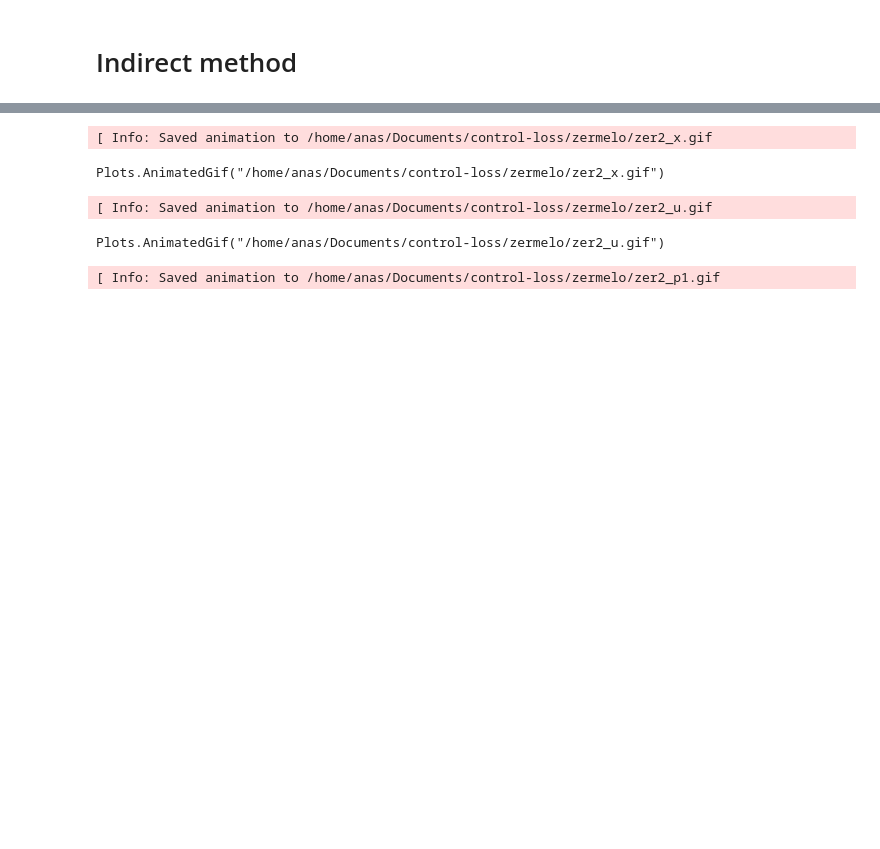
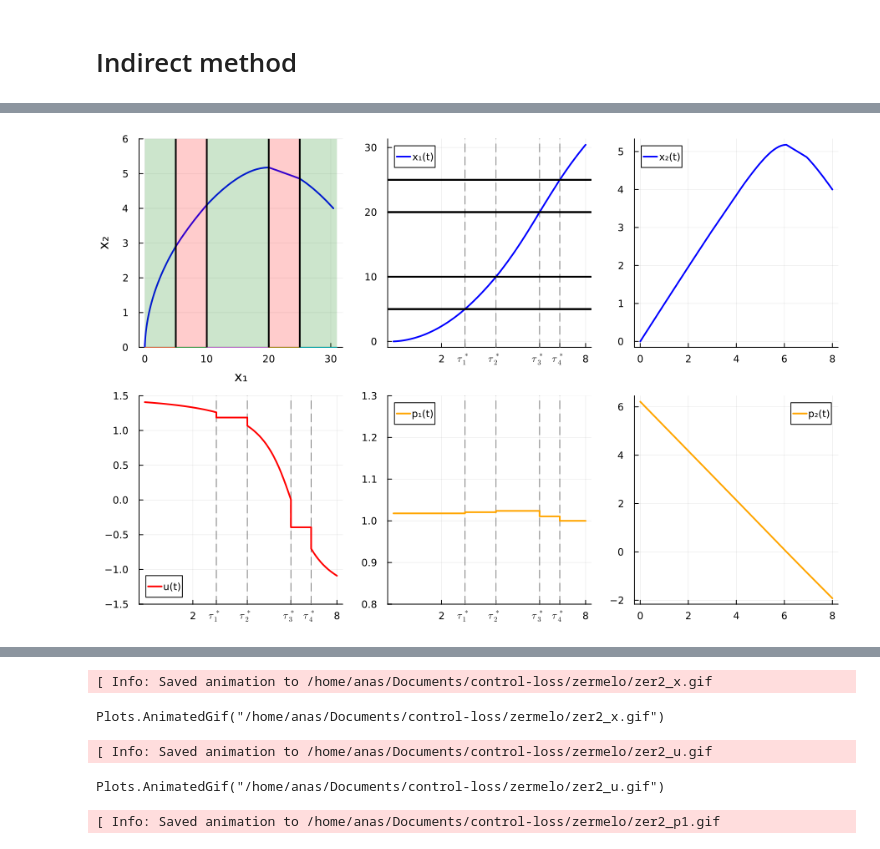
Before and after one commit to control-toolbox/LossControl.jl, a Jupyter notebook: zermelo/loss2.ipynb, the cells around one changed output, grey strips where cells are left out. Cells and saved outputs as stored; diff of their text form; code cells hidden in the pictures; blank space fills up the shorter version.

```diff
--- a/zermelo/loss2.ipynb
+++ b/zermelo/loss2.ipynb
@@ -482,11 +511,10 @@ Results of Nonlinear Solver Algorithm
 # %%
 #Plots
 
-pa0 = 0.
-pb0 = 0.
-py0 = 0.
-pz0 = 0.
-
+pa0 = 0
+pb0 = 0
+py0 = 0
+pz0 = 0
 
 ode_sol = fc((t0, tt1), x0, pp0, saveat=0.1) ;
 ttt1    = ode_sol.t ;
@@ -509,7 +537,7 @@ xx3     = [ ode_sol[1:2, j] for j in 1:size(ttt3, 1) ]
 pp3     = [ ode_sol[3:4, j] for j in 1:size(ttt3, 1) ]
 uu3     = u11.(xx3, pp3)  ;
 
-ode_sol = fcl2((tt3, tt4), [xx3[end] ; b1 ; 0.0], [pp3[end] - [j33, 0.]; pb0 ; pz0], saveat=0.1)
+ode_sol = fcl1((tt3, tt4), [xx3[end] ; b1 ; 0.0], [pp3[end] - [j33, 0.]; pb0 ; pz0], saveat=0.1)
 ttt4    = ode_sol.t
 xx4     = [ ode_sol[1:2, j] for j in 1:size(ttt4, 1) ]
 pp4     = [ ode_sol[5:6, j] for j in 1:size(ttt4, 1) ]
@@ -526,51 +554,54 @@ t = [ ttt1 ; ttt2 ; ttt3 ; ttt4 ; ttt5]
 x = [ xx1 ; xx2 ; xx3 ; xx4 ; xx5 ]
 p = [ pp1 ; pp2 ; pp3 ; pp4 ; pp5 ]
 u = [ uu1 ; uu2 ; uu3 ; uu4 ; uu5 ]
 
 m = length(t)
 
 x1 = [ x[i][1] for i=1:m ]
 x2 = [ x[i][2] for i=1:m ]
 p1 = [ p[i][1] for i=1:m ]
 p2 = [ p[i][2] for i=1:m ];
 
-x1_plot   = plot(t,  x1,  xlabel = "t", ylabel = "x1", label=false,linecolor=:blue, linewidth=2)
+x1_plot   = plot(t, x1, label="x₁(t)", linecolor=:blue, linewidth=2)
 xticks!(x1_plot, [2.,ttt1[end],ttt2[end],ttt3[end],ttt4[end],8.], ["2", L"$\tau^*_1$",L"$\tau^*_2$",L"$\tau^*_3$",L"$\tau^*_4$","8"])
-vline!(x1_plot, [ttt1[end]], linestyle=:dash, linecolor=:gray, label=nothing)
-vline!(x1_plot, [ttt2[end]], linestyle=:dash, linecolor=:gray, label=nothing)
-vline!(x1_plot, [ttt3[end]], linestyle=:dash, linecolor=:gray, label=nothing)
-vline!(x1_plot, [ttt4[end]], linestyle=:dash, linecolor=:gray, label=nothing)
+vline!(x1_plot, [ttt1[end]], linestyle=:dash, linecolor=:gray, label=nothing, z_order=:back)
+vline!(x1_plot, [ttt2[end]], linestyle=:dash, linecolor=:gray, label=nothing, z_order=:back)
+vline!(x1_plot, [ttt3[end]], linestyle=:dash, linecolor=:gray, label=nothing, z_order=:back)
+vline!(x1_plot, [ttt4[end]], linestyle=:dash, linecolor=:gray, label=nothing, z_order=:back)
 hline!([(0., 5), (31., 5)], linecolor=:black, linewidth=2, label=false)
 hline!([(0., 10), (31., 10)], linecolor=:black, linewidth=2, label=false)
 hline!([(0., 20), (31., 20)], linecolor=:black, linewidth=2, label=false)
 hline!([(0., 25), (31., 25)], linecolor=:black, linewidth=2, label=false)
-x2_plot   = plot(t,  x2, xlabel = "t", ylabel = "x2",label=false,linecolor=:blue,linewidth=2)
 
-p1_plot   = plot(t,  p1,  xlabel = "t", ylabel = "p1",label=false,linecolor=:orange, linewidth=2)
+x2_plot   = plot(t,  x2, label="x₂(t)", linecolor=:blue, linewidth=2)
+
+p1_plot   = plot(t, p1, label="p₁(t)", linecolor=:orange, linewidth=2, ylims=(0.8, 1.3))
 xticks!(p1_plot, [2.,ttt1[end],ttt2[end],ttt3[end],ttt4[end],8.], ["2",L"$\tau^*_1$",L"$\tau^*_2$",L"$\tau^*_3$",L"$\tau^*_4$","8"])
-vline!(p1_plot, [ttt1[end]], linestyle=:dash, linecolor=:gray, label=nothing)
-vline!(p1_plot, [ttt2[end]], linestyle=:dash, linecolor=:gray, label=nothing)
-vline!(p1_plot, [ttt3[end]], linestyle=:dash, linecolor=:gray, label=nothing)
-vline!(p1_plot, [ttt4[end]], linestyle=:dash, linecolor=:gray, label=nothing)
+vline!(p1_plot, [ttt1[end]], linestyle=:dash, linecolor=:gray, label=nothing, z_order=:back)
+vline!(p1_plot, [ttt2[end]], linestyle=:dash, linecolor=:gray, label=nothing, z_order=:back)
+vline!(p1_plot, [ttt3[end]], linestyle=:dash, linecolor=:gray, label=nothing, z_order=:back)
+vline!(p1_plot, [ttt4[end]], linestyle=:dash, linecolor=:gray, label=nothing, z_order=:back)
 
-p2_plot   = plot(t,  p2, xlabel = "t", ylabel = "p2", label=false,linecolor=:orange,linewidth=2)
+p2_plot   = plot(t,  p2, label="p₂(t)", linecolor=:orange, linewidth=2)
 
-u_plot    = plot(t,   u,  xlabel = "t", ylabel = "u", label=false , linecolor=:red ,linewidth=2)
+u_plot = plot(t,  u, label="u(t)" ,linecolor=:red ,linewidth=2, ylims=(-1.5, 1.5))
 xticks!(u_plot, [2.,ttt1[end],ttt2[end],ttt3[end],ttt4[end],8.], ["2",L"$\tau^*_1$",L"$\tau^*_2$",L"$\tau^*_3$",L"$\tau^*_4$","8"])
-vline!(u_plot, [ttt1[end]], linestyle=:dash, linecolor=:gray, label=nothing)
-vline!(u_plot, [ttt2[end]], linestyle=:dash, linecolor=:gray, label=nothing)
-vline!(u_plot, [ttt3[end]], linestyle=:dash, linecolor=:gray, label=nothing)
-vline!(u_plot, [ttt4[end]], linestyle=:dash, linecolor=:gray, label=nothing)
+vline!(u_plot, [ttt1[end]], linestyle=:dash, linecolor=:gray, label=nothing, z_order=:back)
+vline!(u_plot, [ttt2[end]], linestyle=:dash, linecolor=:gray, label=nothing, z_order=:back)
+vline!(u_plot, [ttt3[end]], linestyle=:dash, linecolor=:gray, label=nothing, z_order=:back)
+vline!(u_plot, [ttt4[end]], linestyle=:dash, linecolor=:gray, label=nothing, z_order=:back)
 
-x1x2_plot = plot(x1, x2,  xlabel = "x1", ylabel = "x2", label=false, linecolor=:blue,linewidth=2)
+x1x2_plot = plot(x1, x2, xlabel = "x₁", ylabel = "x₂",   legend=false, linecolor=:blue, linewidth=2)
 plot!(x1x2_plot, [0.0, 5.],  [0.0, 0.0], fillrange = 6, fillalpha = 0.2, fillcolor = :green, label=false)
 plot!(x1x2_plot, [5., 10.],  [0.0, 0.0], fillrange = 6, fillalpha = 0.2, fillcolor = :red, label=false)
 plot!(x1x2_plot, [10., 20.], [0.0, 0.0], fillrange = 6, fillalpha = 0.2, fillcolor = :green, label=false)
 plot!(x1x2_plot, [20., 25.], [0.0, 0.0], fillrange = 6, fillalpha = 0.2, fillcolor = :red, label=false)
 plot!(x1x2_plot, [25., 31.], [0.0, 0.0], fillrange = 6, fillalpha = 0.2, fillcolor = :green, label=false)
 vline!([5., 10., 20., 25.], linecolor=:black, linewidth=2, label=false)
 ylims!(0, 6)
 
-plot(x1x2_plot, x1_plot, x2_plot, u_plot, p1_plot ,p2_plot , layout = (2,3), size=(900, 500), left_margin=10mm)
+plot(x1x2_plot, x1_plot, x2_plot, u_plot, p1_plot, p2_plot , layout = (2,3), size=(900, 600))
+# %% [output]
+[figure, added]
 # %%
 function HH(k)
```
Also changed, not shown: parts of 14 cells of this notebook, 1 other file.
